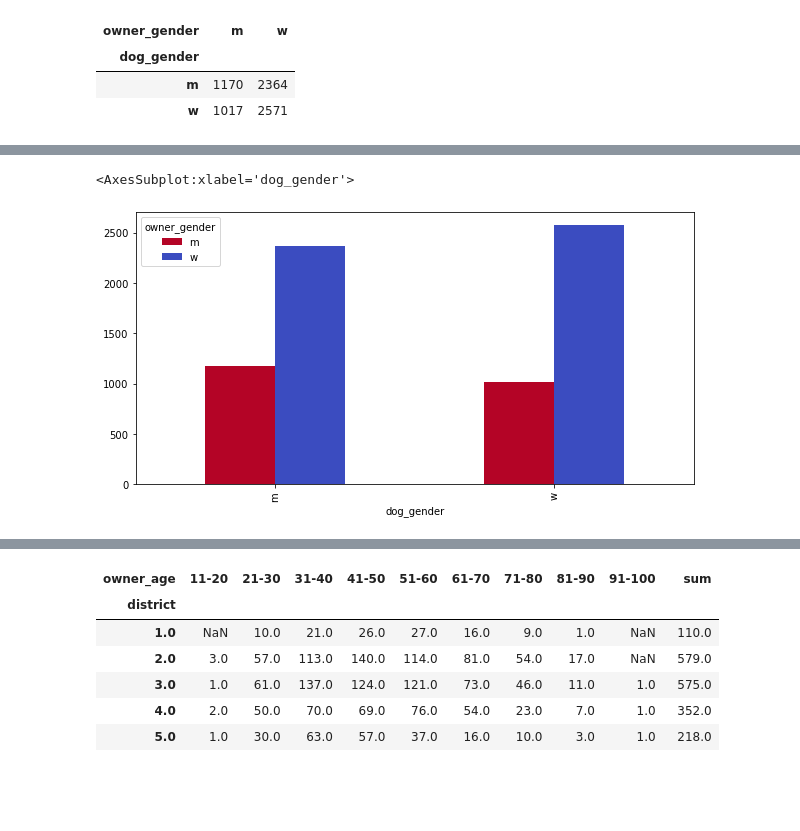
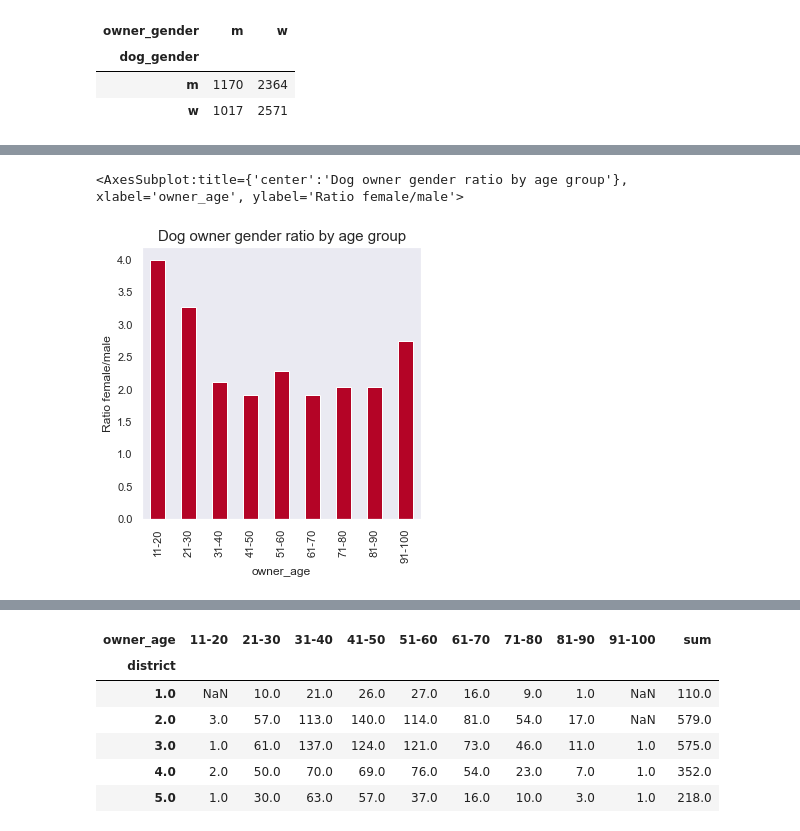
Before and after one commit to MartinWipf/Springboard, a Jupyter notebook: Dogs of Zurich.ipynb, the cells around one changed output, grey strips where cells are left out. Saved outputs shown, nothing was run; the diff lists cells and outputs as text; code cells hidden in the pictures; blank space fills up the shorter version.

```diff
--- a/Dogs of Zurich.ipynb
+++ b/Dogs of Zurich.ipynb
@@ -662,0 +857,14 @@ gender_dog
+# %%
+#boxplot of age distribution of most popular breeds defined by n, sorted by median age
+data_plot = data
+#breed_list = ['Pit Bull Terrier']
+data_plot = data_plot[data_plot['primary_breed'].isin(age_filter)]
+
+sns.set(font_scale=2.5)
+#ax.set_title('Age of dogs by breed')
+parameter = "dog_age"
+order = data_plot.groupby('primary_breed')['dog_age'].median().fillna(0).sort_values()[::-1].index
+g=sns.catplot(x=parameter,
+                 y="primary_breed", data=data_plot, order=order, height=12, aspect=20/8,  kind="box", orient= "h").set(title='Age of dogs by breed, n>50')
+sns.stripplot(x=parameter,
+                y="primary_breed", data=data_plot, jitter=0.2, order=order, color = 'r', size=5, ax=g.ax, orient= "h")
@@ -662,0 +874,20 @@ gender_dog
+# %%
+#distribution of owner age by gender
+data_plot = data_unique_ID
+
+sns.set()
+plt.figure(figsize=(8,5))
+owner_age = (data_plot['owner_age'].sort_values())
+ax = sns.countplot(x=owner_age, data=data,  hue=data['owner_gender']) #color='b') #,
+for p in ax.patches:
+    ax.annotate(f'\n{p.get_height()}', (p.get_x()+0.2, p.get_height()), ha='center', va='top', color='black', size=12)
+
+l = plt.legend()
+l.get_texts()[1].set_text('Female owner')
+l.get_texts()[0].set_text('Male owner')
+
+plt.xlabel('Owner age', fontsize=12)
+plt.ylabel('No of Owners', fontsize=12)
+plt.title('Number of dog owners by age group and gender', fontsize=15)
+
+plt.show()
@@ -662,0 +896,5 @@ gender_dog
+# %%
+# male female ratio of dog owners by age group
+owner_age_unique=data_unique_ID.groupby(['owner_age','owner_gender'])['id'].count().unstack()
+owner_age_unique['ratio'] = owner_age_unique['w']/owner_age_unique['m']
+owner_age_unique
@@ -663,6 +913,8 @@ gender_dog
 # %%
-fig, ax = plt.subplots(figsize=(10, 5))
-gender_dog.plot(kind='bar',ax=ax,colormap=plt.cm.coolwarm_r, grid=False)
+fig, ax = plt.subplots(figsize=(5, 5))
+plt.ylabel('Ratio female/male', fontsize=12)
+plt.title('Dog owner gender ratio by age group', fontsize=15)
+owner_age_unique['ratio'].plot(kind='bar',ax=ax,colormap=plt.cm.coolwarm_r, grid=False)
 # %% [output]
-<AxesSubplot:xlabel='dog_gender'>
+<AxesSubplot:title={'center':'Dog owner gender ratio by age group'}, xlabel='owner_age', ylabel='Ratio female/male'>
-[figure, old version]
+[figure, new version]
```
Also changed, not shown: parts of 81 cells of this notebook.
